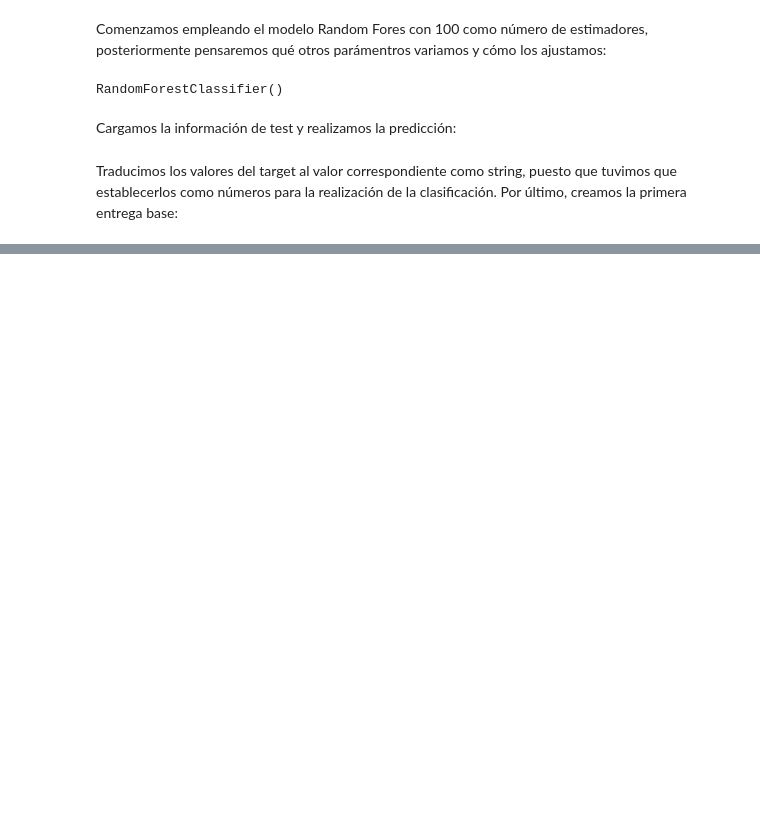
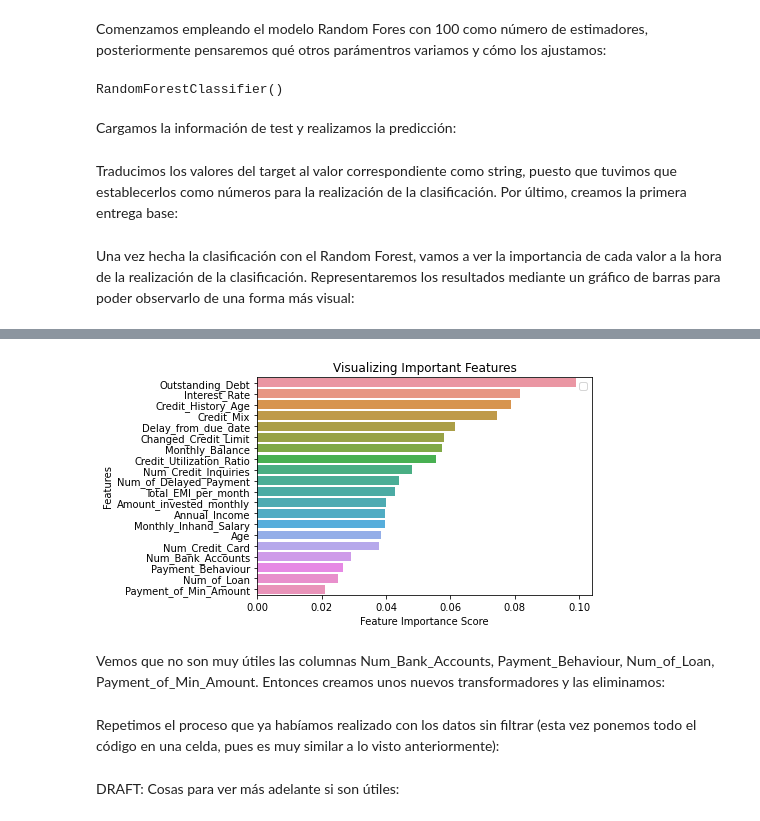
Before and after one commit to rubengr16/KickOff_ML, a Jupyter notebook: Prac2/Pactica_2_ML.ipynb, the cells around one changed output, grey strips where cells are left out. Cells and saved outputs as stored; diff of their text form; code cells hidden in the pictures; blank space fills up the shorter version.

Commit message:
filter data

```diff
--- a/Prac2/Pactica_2_ML.ipynb
+++ b/Prac2/Pactica_2_ML.ipynb
@@ -124,8 +124,8 @@ Después de realizar la transformación para todo el dataset (sabemos que esto p
 # %%
-money_dataframe = transformer_data(money_dataframe)
+money_transformed = transformer_data(money_dataframe)
 
-X = money_dataframe[:, :18]
-y = money_dataframe[:,-1:]
+X = money_transformed[:, :-1]
+y = money_transformed[:,-1:]
 # %% [markdown]
 Comenzamos empleando el modelo Random Fores con 100 como número de estimadores, posteriormente pensaremos qué otros parámentros variamos y cómo los ajustamos:
 # %%
@@ -160,0 +164,18 @@ submit.to_csv("Prac2_random_forest3.csv", index=False)
+# %% [markdown]
+Una vez hecha la clasificación con el Random Forest, vamos a ver la importancia de cada valor a la hora de la realización de la clasificación. Representaremos los resultados mediante un gráfico de barras para poder observarlo de una forma más visual:
+# %%
+import matplotlib.pyplot as plt
+import seaborn as sns
+%matplotlib inline
+
+columns = ["Age", "Annual_Income", "Monthly_Inhand_Salary", "Num_Bank_Accounts", "Num_Credit_Card", "Interest_Rate", "Num_of_Loan", "Delay_from_due_date",  "Num_of_Delayed_Payment", "Changed_Credit_Limit", "Num_Credit_Inquiries", "Credit_Mix", "Outstanding_Debt", "Credit_Utilization_Ratio", "Credit_History_Age", "Payment_of_Min_Amount", "Total_EMI_per_month", "Amount_invested_monthly", "Payment_Behaviour",  "Monthly_Balance"]
+feature_imp = pd.Series(rfc.feature_importances_,index=columns).sort_values(ascending=False)
+
+sns.barplot(x=feature_imp, y=feature_imp.index)
+
+plt.xlabel('Feature Importance Score')
+plt.ylabel('Features')
+plt.title("Visualizing Important Features")
+plt.legend()
+plt.show()
+# %% [output]
@@ -160,0 +183,3 @@ submit.to_csv("Prac2_random_forest3.csv", index=False)
+[figure, added]
+# %% [markdown]
+Vemos que no son muy útiles las columnas Num_Bank_Accounts, Payment_Behaviour, Num_of_Loan, Payment_of_Min_Amount. Entonces creamos unos nuevos transformadores y las eliminamos:
@@ -160,0 +256,2 @@ submit.to_csv("Prac2_random_forest3.csv", index=False)
+# %% [markdown]
+Repetimos el proceso que ya habíamos realizado con los datos sin filtrar (esta vez ponemos todo el código en una celda, pues es muy similar a lo visto anteriormente):
@@ -160,0 +287,2 @@ submit.to_csv("Prac2_random_forest3.csv", index=False)
+# %% [markdown]
+DRAFT: Cosas para ver más adelante si son útiles:
```
Also changed, not shown: parts of 10 cells of this notebook.
